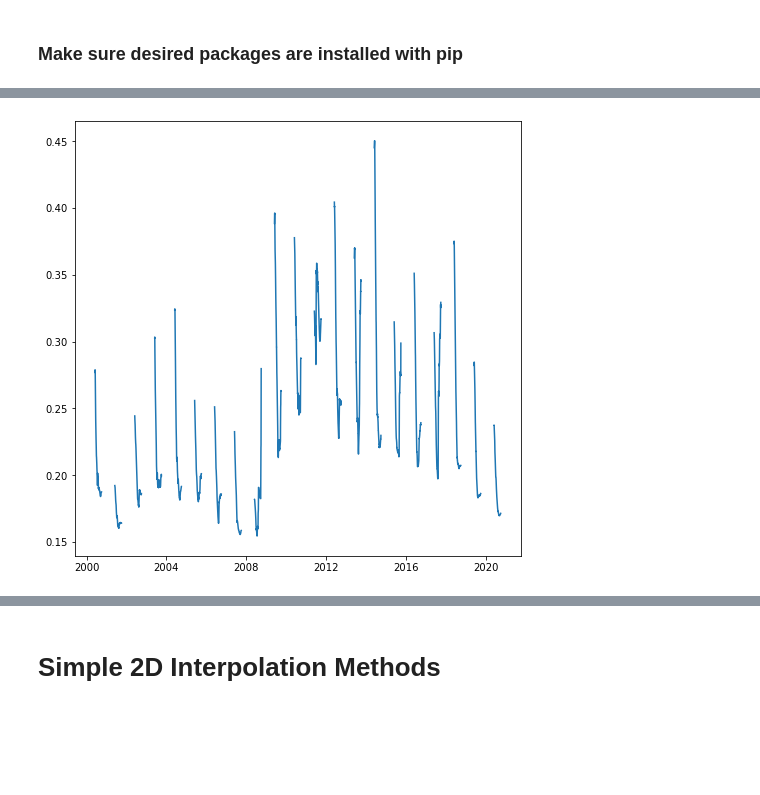
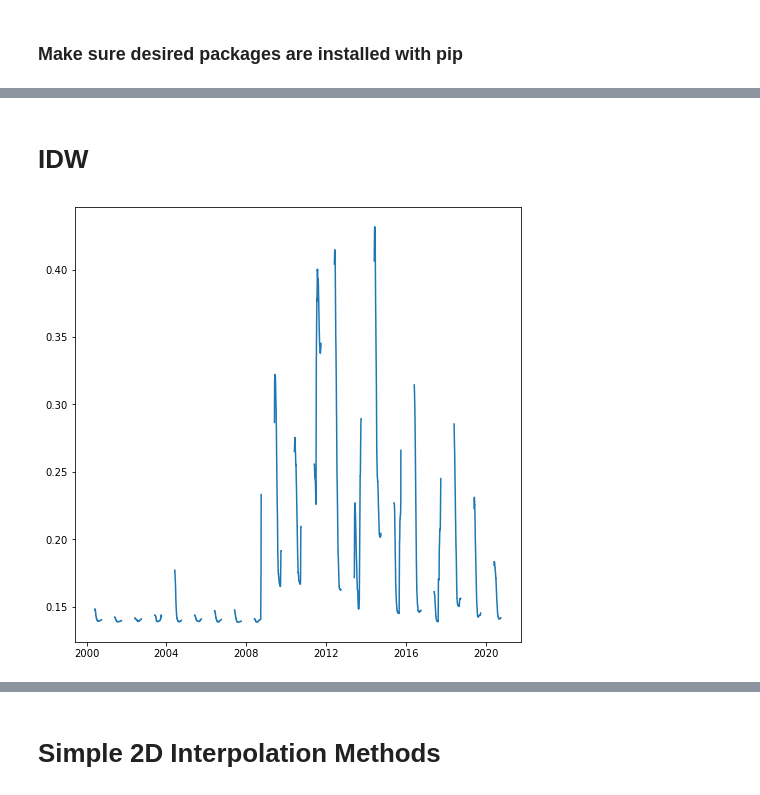
Before and after one commit to June-Skeeter/NARRDownload, a Jupyter notebook: DataDownloader.ipynb, the cells around one changed output, grey strips where cells are left out. Cells and saved outputs as stored; diff of their text form; code cells hidden in the pictures; blank space fills up the shorter version.

```diff
--- a/DataDownloader.ipynb
+++ b/DataDownloader.ipynb
@@ -51,10 +53,10 @@ print(lats, lons)
 years = np.arange(2000,2020)
 months = np.arange(6,10)
 Subsurface_fields = ['tsoil','soill','soilw']
-Surface_fields = ['air.2m','uwnd.10m','vwnd.10m','pres.sfc','dswrf','dlwrf','uswrf.ntat','ulwrf.ntat','apcp','tcdc']
-
+Surface_fields = ['air.2m','uwnd.10m','vwnd.10m','pres.sfc',
+                  'dswrf','dlwrf','uswrf.ntat','ulwrf.ntat',
+                  'apcp','tcdc','hpbl']
 clear = False
-
 
 Dir = 'Data/Subsurface/'
 if clear == True:
@@ -147,3 +164,5 @@ apcp.2001.nc: downloading...subsetting...saving...done.
+# %% [markdown]
+# IDW
 # %%
 def distance_matrix(x0, y0, x1, y1):
     obs = np.vstack((x0, y0)).T
@@ -186,61 +205,65 @@ for d,depth in enumerate(Depth):
             if var == 'tsoil':
                 query-=273.15
             fh.close()
-            idw = np.array([
-                simple_idw(
-                    lons.flatten(),
-                    lats.flatten(),
-                    ## Interpolating masked values with mean
-                    ## This ins't the best method
-                    ## Replace with something better
-                    Q.filled(Q.mean()).flatten(),
-                    np.array(y),
-                    np.array(x)) for Q in query[:,d,:,:]]).flatten()
+            idw=np.array([Q[d,2,2] for Q in query]).flatten()
+#             idw=query[2,2]
+#             print(idw,query[2,2])
+#             idw = np.array([
+#                 simple_idw(
+#                     lons.flatten(),
+#                     lats.flatten(),
+#                     ## Interpolating masked values with mean
+#                     ## This ins't the best method
+#                     ## Replace with something better
+#                     Q.filled(Q.mean()).flatten(),
+#                     np.array(y),
+#                     np.array(x)) for Q in query[:,d,:,:]]).flatten()
             if i+d == 0:
                 Data = pd.DataFrame(data={var+'_'+str(depth):idw},
-                                index=datetime(1800,1,1)+timedelta(hours=1)*time)
+                                index=datetime(1800,1,1)+timedelta(hours=1)*time-timedelta(hours=0))
             else:
                 Data = Data.append(pd.DataFrame(data={var+'_'+str(depth):idw},
-                                index=datetime(1800,1,1)+timedelta(hours=1)*time))
+                                index=datetime(1800,1,1)+timedelta(hours=1)*time-timedelta(hours=0)))
 
 # print(query.shape)
 
 Dir='Data/Surface/'
 for i,dsname in enumerate(os.listdir(Dir)):
     if dsname!='.ipynb_checkpoints':
         fh = Dataset(Dir+dsname, mode='r')
         time=fh.variables['time'][:]
         lons = fh.variables['lon'][:]
         lats = fh.variables['lat'][:]
         var = dsname.split('.')[0]
         query = fh.variables[var][:]
         if var == 'air':
             query-=273.15
         fh.close()
-        idw = np.array([
-            simple_idw(
-                lons.flatten(),
-                lats.flatten(),
-                Q.flatten(),
-                np.array(y),
-                np.array(x)) for Q in query]).flatten()
+        idw=np.array([Q[2,2] for Q in query]).flatten()
+#         idw = np.array([
+#             simple_idw(
+#                 lons.flatten(),
+#                 lats.flatten(),
+#                 Q.flatten(),
+#                 np.array(y),
+#                 np.array(x)) for Q in query]).flatten()
         if i == -1:
             Data = pd.DataFrame(data={var:idw},
-                            index=datetime(1800,1,1)+timedelta(hours=1)*time)
+                            index=datetime(1800,1,1)+timedelta(hours=1)*time-timedelta(hours=0))
         else:
             Data = Data.append(pd.DataFrame(data={var:idw},
-                            index=datetime(1800,1,1)+timedelta(hours=1)*time))
+                            index=datetime(1800,1,1)+timedelta(hours=1)*time-timedelta(hours=0)))
 
 Data=Data.groupby(Data.index).mean()
 
 Data['Wind_Speed'] = (Data['uwnd']**2+Data['vwnd']**2)**.5
 
 Data['Wind_Dir'] = 180+180/np.pi*np.arctan2(Data['vwnd'],Data['uwnd'])
 
 plt.figure(figsize=(8,8))
 plt.plot(Data.index,Data['soilw_10'])
 
 
 Data.to_csv('NARRData.csv')
 # %% [output]
-[figure, old version]
+[figure, new version]
```
Also changed, not shown: parts of 5 cells of this notebook, 1 other file.
